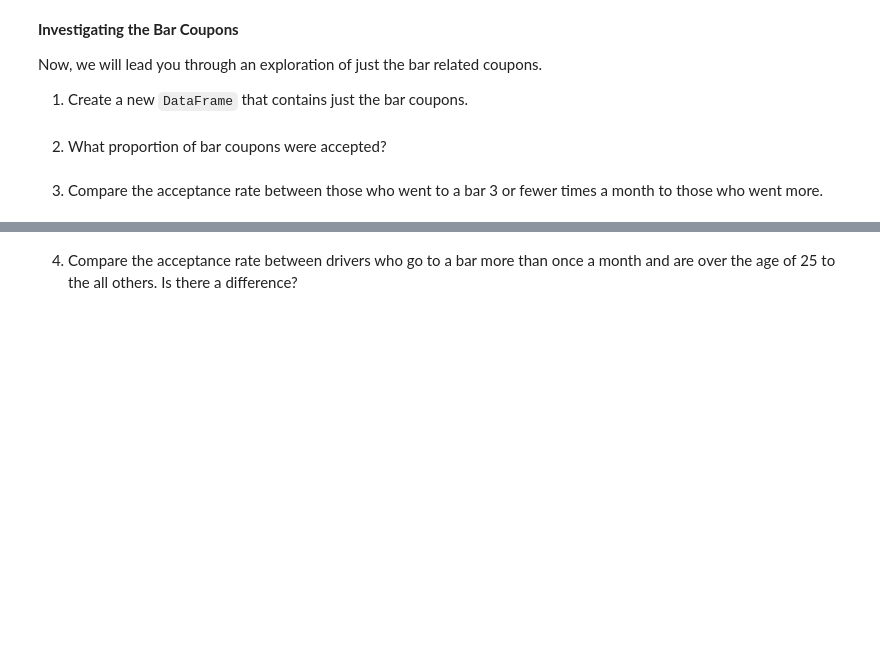
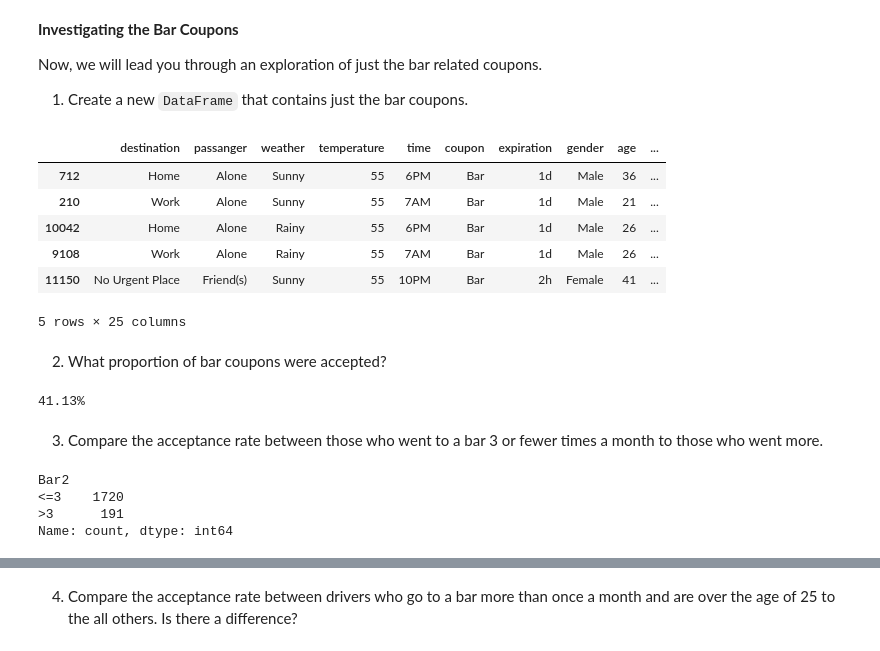
Before and after one commit to jojasan/berkeley-ai-hw5, a Jupyter notebook: prompt.ipynb, the cells around one changed output, grey strips where cells are left out. Saved outputs shown, nothing was run; the diff lists cells and outputs as text; code cells hidden in the pictures; blank space fills up the shorter version.

```diff
--- a/prompt.ipynb
+++ b/prompt.ipynb
@@ -144,7 +327,44 @@ Name: count, dtype: int64
 Now, we will lead you through an exploration of just the bar related coupons.
 
 1. Create a new `DataFrame` that contains just the bar coupons.
+# %%
+# Filtering out using coupon columns = Bar
+bar_coupons = cleaned_data[cleaned_data['coupon'] == 'Bar'].copy()
+bar_coupons.sample(5)
+# %% [output]
+|  | destination | passanger | weather | temperature | time | coupon | expiration | gender | age | ... |
+| 712 | Home | Alone | Sunny | 55 | 6PM | Bar | 1d | Male | 36 | ... |
+| 210 | Work | Alone | Sunny | 55 | 7AM | Bar | 1d | Male | 21 | ... |
+| 10042 | Home | Alone | Rainy | 55 | 6PM | Bar | 1d | Male | 26 | ... |
+| 9108 | Work | Alone | Rainy | 55 | 7AM | Bar | 1d | Male | 26 | ... |
+| 11150 | No Urgent Place | Friend(s) | Sunny | 55 | 10PM | Bar | 2h | Female | 41 | ... |
+5 rows × 25 columns
 # %% [markdown]
 2. What proportion of bar coupons were accepted?
+# %%
+# Filter out accepted bar coupons using Y column
+accepted_bar_coupons = bar_coupons[bar_coupons['Y'] == 1]
+pc_bar_accepted = len(accepted_bar_coupons) / len(bar_coupons)
+print(f"{pc_bar_accepted:.2%}")
+# %% [output]
+41.13%
 # %% [markdown]
 3. Compare the acceptance rate between those who went to a bar 3 or fewer times a month to those who went more.
+# %%
+# running bar_coupons['Bar'].value_counts() tells us that there's 5 categories: 'never', 'less1', '1~3', '4~8', 'gt8'
+# I will first create new column that tells if went to bar 3 or fewer times, or more
+
+# Categories for '3 or fewer'
+three_or_fewer_cats = ['never', 'less1', '1~3']
+
+# Create the 'Bar2' column
+bar_coupons['Bar2'] = bar_coupons['Bar'].apply(
+    lambda freq: '<=3' if freq in three_or_fewer_cats else '>3'
+)
+
+print(bar_coupons['Bar2'].value_counts())
+# %% [output]
+Bar2
+<=3    1720
+>3      191
+Name: count, dtype: int64
```
Also changed, not shown: parts of 25 cells of this notebook.
